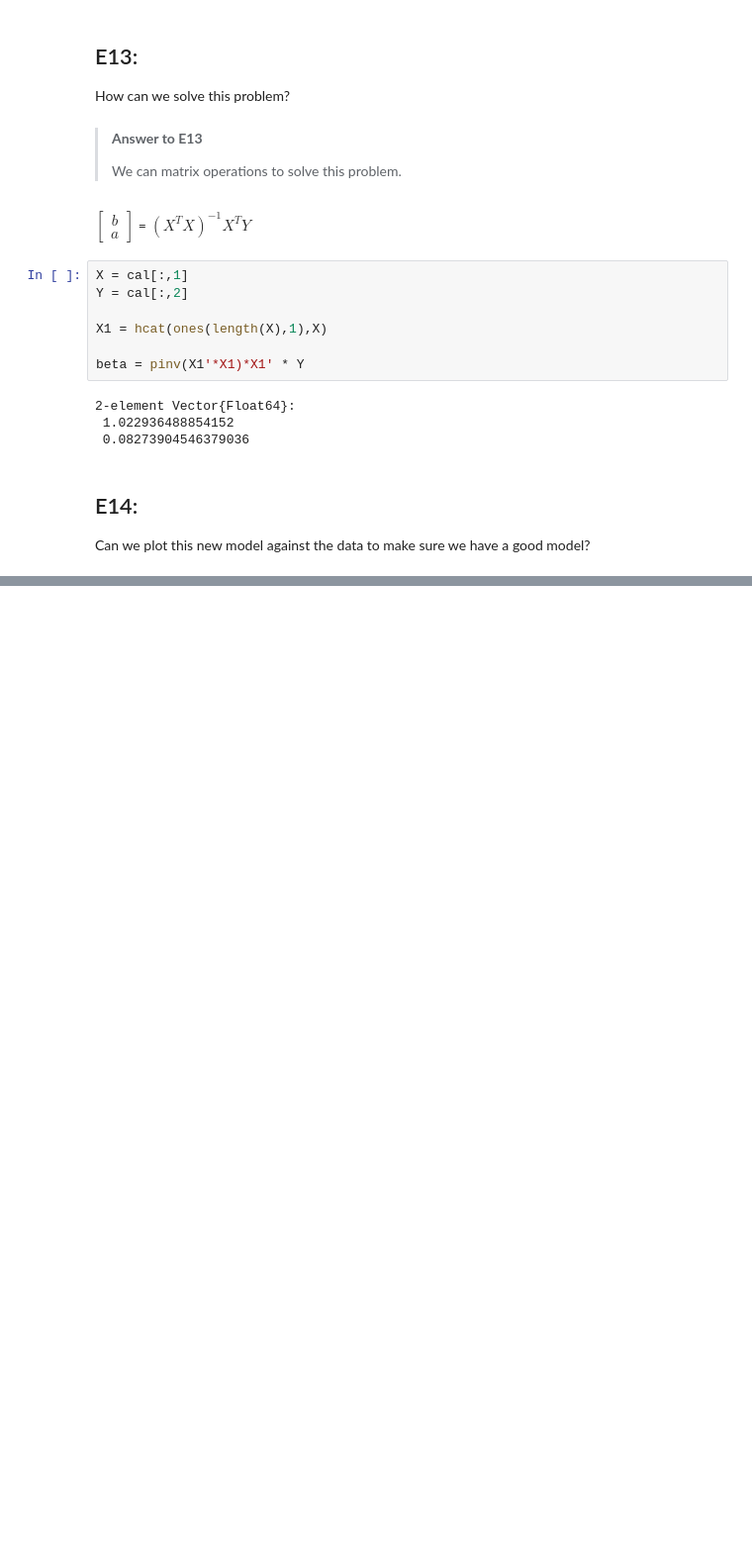
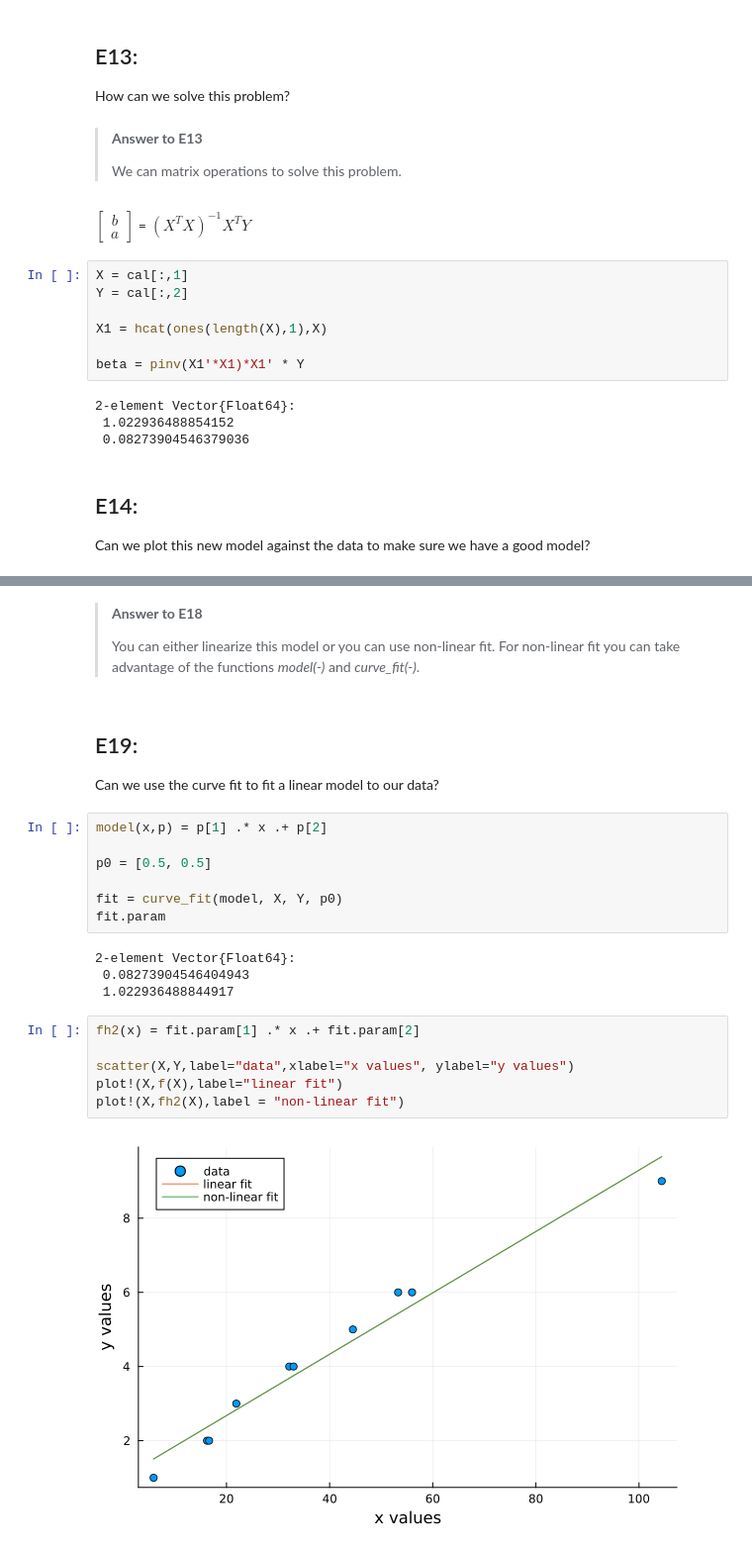
Before and after one commit to EMCMS/DataSci4Chem.jl, a Jupyter notebook: Notebooks/Lecture_CurveFitting.ipynb, the cells around one changed output, grey strips where cells are left out. Shown at 99% size. Saved outputs shown, nothing was run; the diff lists cells and outputs as text; blank space fills up the shorter version.

```diff
--- a/Notebooks/Lecture_CurveFitting.ipynb
+++ b/Notebooks/Lecture_CurveFitting.ipynb
@@ -242,0 +293,27 @@ Can we plot this new model against the data to make sure we have a good model?
+# %% [markdown]
+> **Answer to E18**
+>
+> You can either linearize this model or you can use non-linear fit. For non-linear fit you can take advantage of the functions *model(-)* and *curve_fit(-)*.
+# %% [markdown]
+## E19:
+
+Can we use the curve fit to fit a linear model to our data?
+# %%
+model(x,p) = p[1] .* x .+ p[2]
+
+p0 = [0.5, 0.5]
+
+fit = curve_fit(model, X, Y, p0)
+fit.param
+# %% [output]
+2-element Vector{Float64}:
+ 0.08273904546404943
+ 1.022936488844917
+# %%
+fh2(x) = fit.param[1] .* x .+ fit.param[2]
+
+scatter(X,Y,label="data",xlabel="x values", ylabel="y values")
+plot!(X,f(X),label="linear fit")
+plot!(X,fh2(X),label = "non-linear fit")
+# %% [output]
+[figure, added]
```
Also changed, not shown: parts of 29 cells of this notebook, 2 other files.
